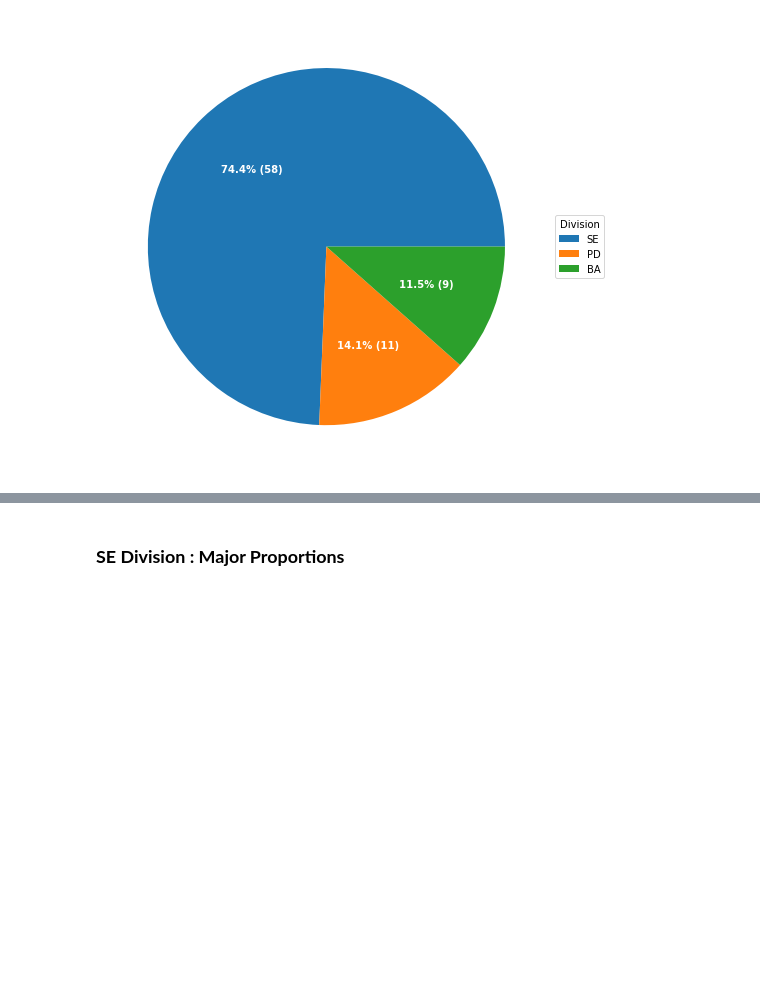
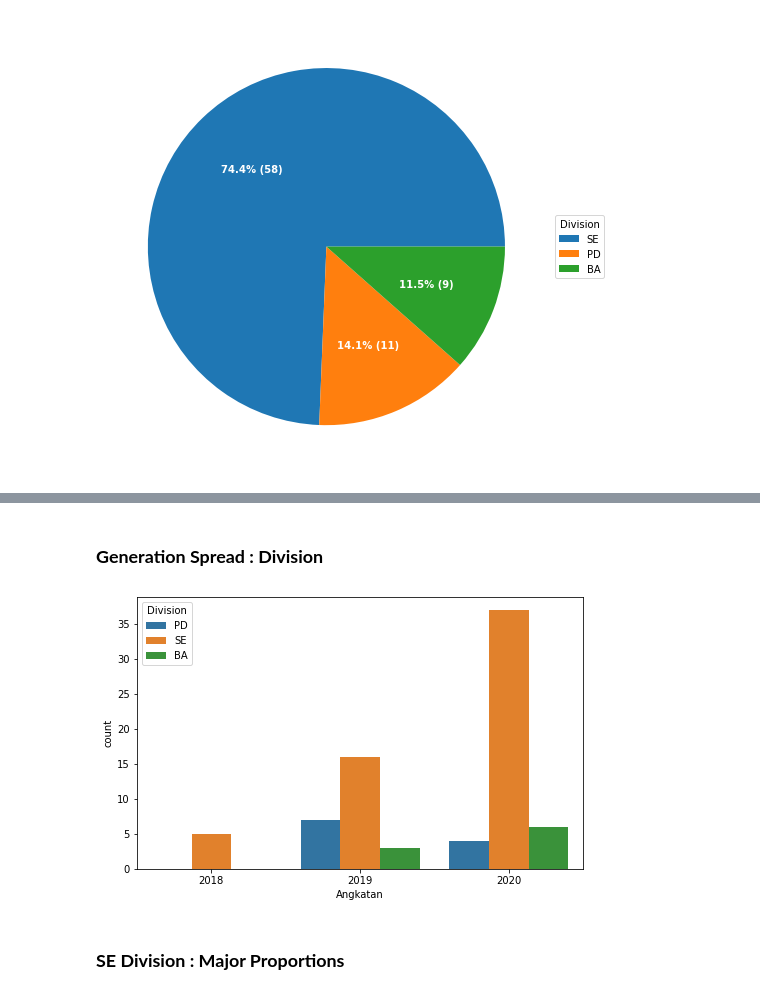
Before and after one commit to ShinyQ/Python-Data_Mining-Proclub-Teknofest-2020, a Jupyter notebook: Proclub_Teknofest_2020_Report.ipynb, the cells around one changed output, grey strips where cells are left out. Cells and saved outputs as stored; diff of their text form; code cells hidden in the pictures; blank space fills up the shorter version.

Commit message:
Merapihkan Struktur dan Menampilkan Data Angkatan Pada Divisi BA dan PD

```diff
--- a/Proclub_Teknofest_2020_Report.ipynb
+++ b/Proclub_Teknofest_2020_Report.ipynb
@@ -42,6 +42,34 @@ name             0
 dtype: int64
 # %% [markdown]
 ### **Modelling**
+# %%
+def get_jurusan(x):
+    if str(x)[:4:] == '1301':
+          return 'S1 Informatika'
+    elif str(x)[:4:] == '1302':
+          return 'S1 RPL'
+    elif str(x)[:4:] == '1103':
+          return 'S1 Teknik Komputer'
+    elif str(x)[:4:] == '6706':
+          return 'D3 RPLA'
+    elif str(x)[:4:] == '1202':
+          return 'S1 Sistem Informasi'
+    elif str(x)[:4:] == '1304':
+          return 'S1 Informatika PJJ'
+    elif str(x)[:4:] == '1402':
+          return 'S1 Akuntansi'
+
+tekno['jurusan'] = tekno['nim'].apply(get_jurusan)
+# %%
+def get_angkatan(x):
+    if str(x)[4:6] == '20':
+          return 2020
+    elif str(x)[4:6] == '19':
+          return 2019
+    elif str(x)[4:6] == '18':
+          return 2018
+
+tekno['angkatan'] = tekno['nim'].apply(get_angkatan)
 # %%
 SE = tekno.loc[(tekno['division_name'] == 'SE')]
 PD = tekno.loc[(tekno['division_name'] == 'PD')]
@@ -122,3 +147,13 @@ show_pie(label, data, "Division")
+# %% [markdown]
+### **Generation Spread : Division**
+# %%
+plt.figure(figsize=(8,5))
+sns.countplot(x='angkatan', hue='division_name', data=tekno)
+plt.legend(title='Division',loc="upper left")
+plt.xlabel('Angkatan')
+plt.show()
+# %% [output]
+[figure, added]
 # %% [markdown]
 ### **SE Division : Major Proportions**
 # %%
```
Also changed, not shown: parts of 16 cells of this notebook.
